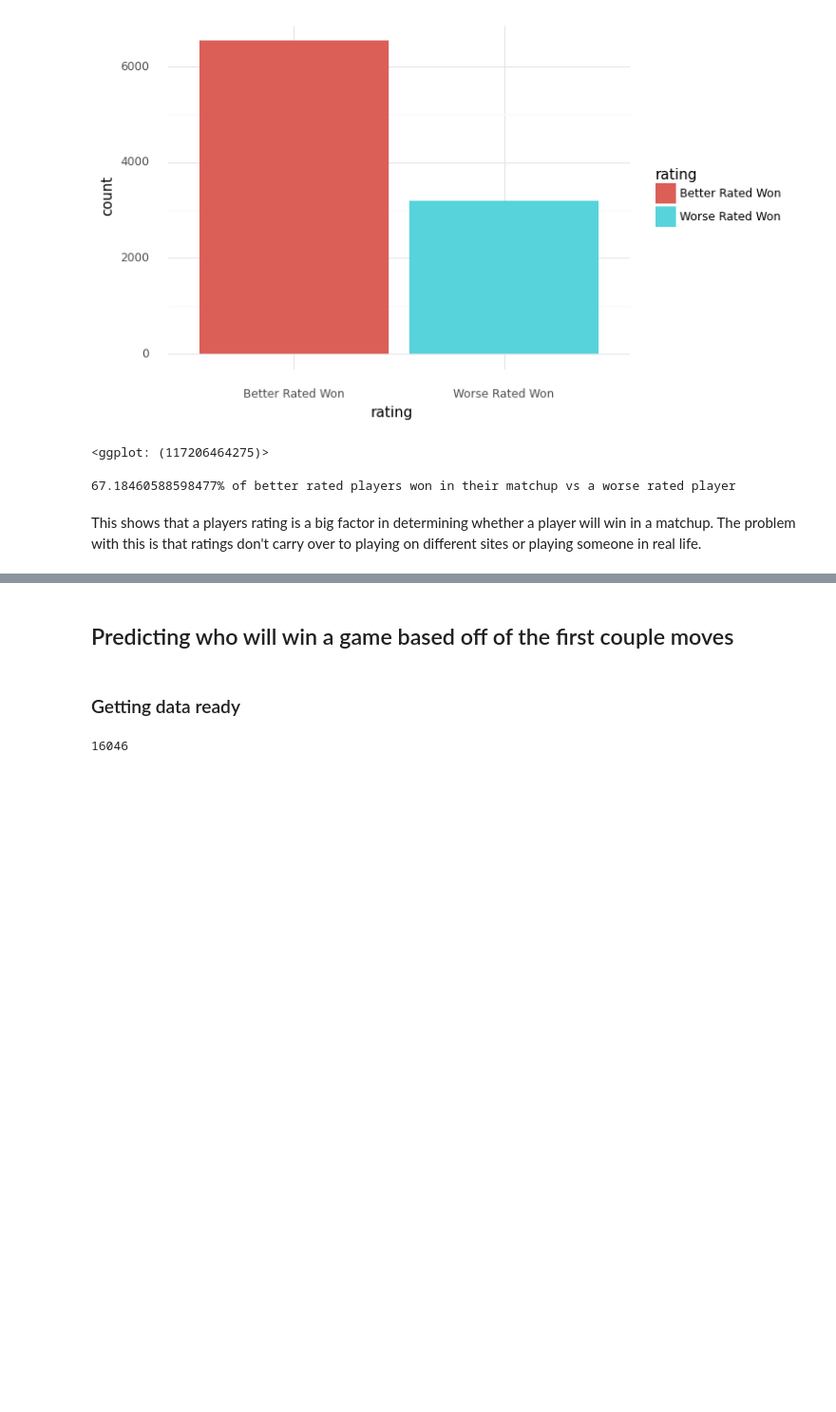
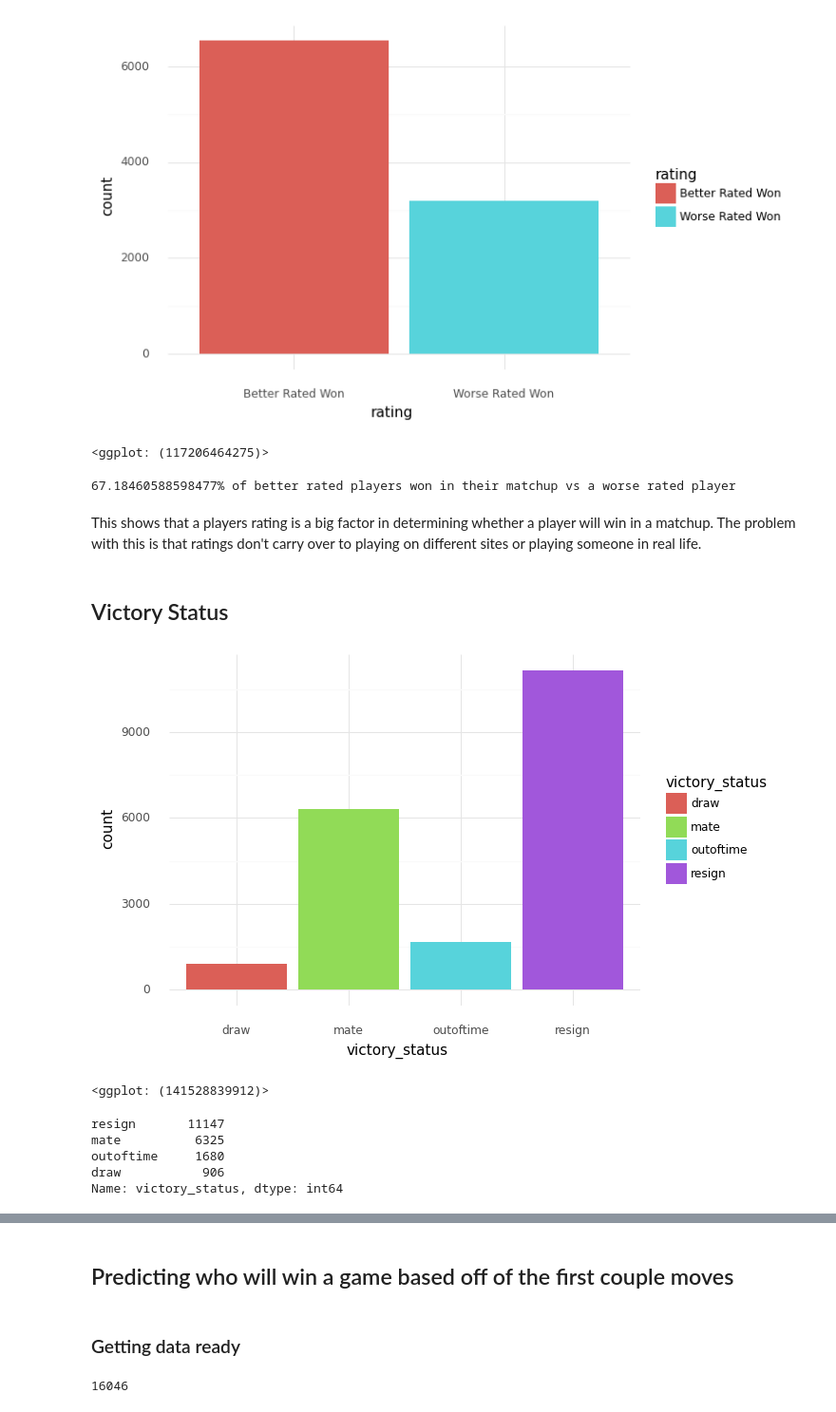
Before and after one commit to AaronShabanian/chessAnalysis, a Jupyter notebook: ChessAnalysis.ipynb, the cells around one changed output, grey strips where cells are left out. Shown: that part at 95% size. Drawn from its saved outputs; the diff is of its cells as text; code cells hidden in the pictures; blank space fills up the shorter version.

```diff
--- a/ChessAnalysis.ipynb
+++ b/ChessAnalysis.ipynb
@@ -67,3 +67,10 @@ print(str(percent)+"% of better rated players won in their matchup vs a worse ra
 67.18460588598477% of better rated players won in their matchup vs a worse rated player
 # %% [markdown]
 This shows that a players rating is a big factor in determining whether a player will win in a matchup. The problem with this is that ratings don't carry over to playing on different sites or playing someone in real life.
+# %% [markdown]
+## Victory Status
+# %%
+ggplot(db) + aes(x="victory_status", fill="victory_status") + geom_bar() + theme_minimal()
+# %% [output]
+[figure, added]
+<ggplot: (141528839912)>
@@ -69,0 +80,8 @@ This shows that a players rating is a big factor in determining whether a player
+# %%
+print(victory_count)
+# %% [output]
+resign       11147
+mate          6325
+outoftime     1680
+draw           906
+Name: victory_status, dtype: int64
```
Also changed, not shown: parts of 12 cells of this notebook.
